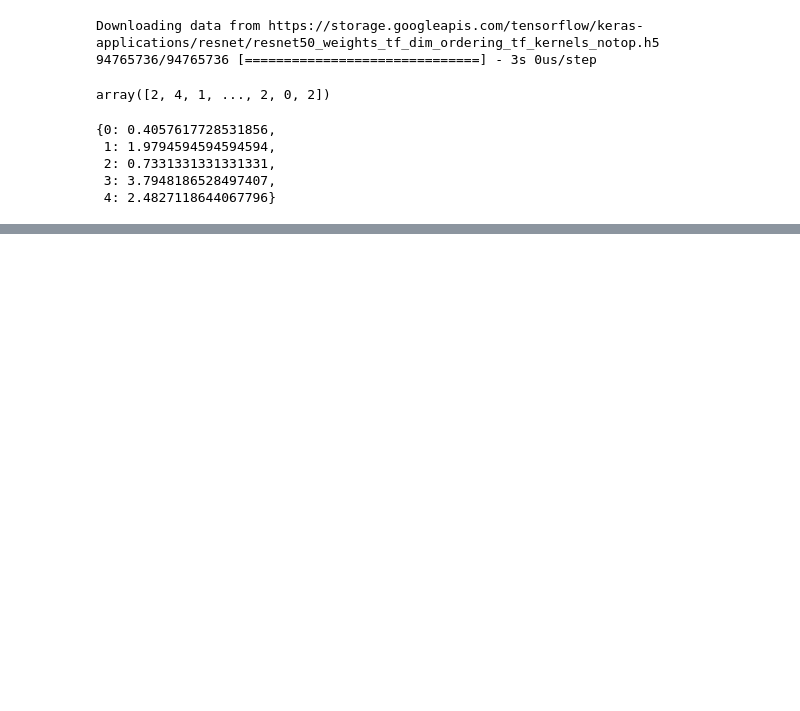
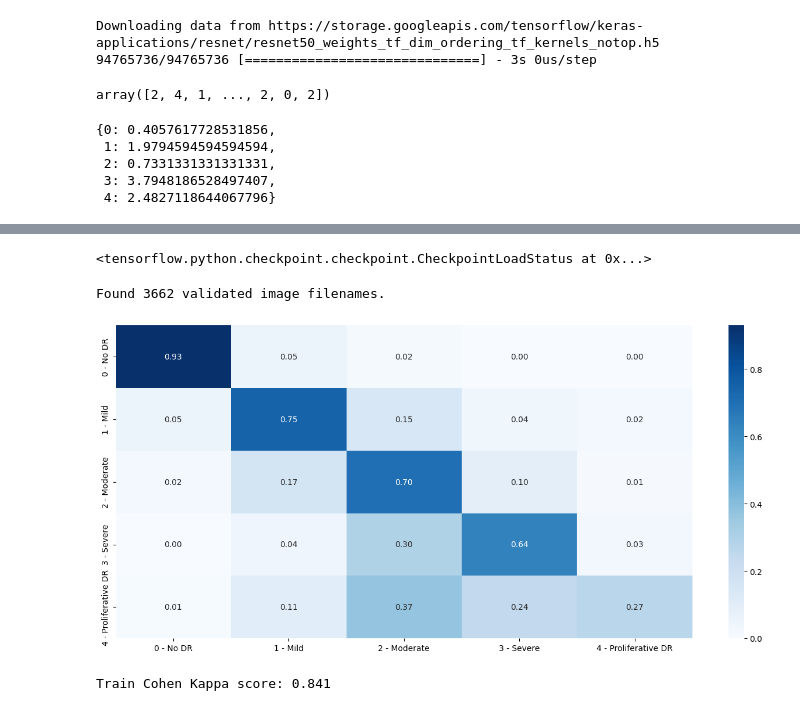
Before and after one commit to ayyucedemirbas/Blindness-Detection, a Jupyter notebook: Diabetic_Retinopathy_ResNet50.ipynb, the cells around one changed output, grey strips where cells are left out. Drawn from its saved outputs; the diff is of its cells as text; code cells hidden in the pictures; blank space fills up the shorter version.

```diff
--- a/Diabetic_Retinopathy_ResNet50.ipynb
+++ b/Diabetic_Retinopathy_ResNet50.ipynb
@@ -315,0 +372,4 @@ Epoch 2/50
+# %%
+model.load_weights("checkpoints_best_only")
+# %% [output]
+<tensorflow.python.checkpoint.checkpoint.CheckpointLoadStatus at 0x...>
@@ -315,0 +378,16 @@ Epoch 2/50
+# %%
+complete_datagen = ImageDataGenerator(rescale=1./255)
+complete_generator = complete_datagen.flow_from_dataframe(
+        dataframe=train,
+        directory = "train_images/",
+        x_col="id_code",
+        target_size=(HEIGHT, WIDTH),
+        batch_size=1,
+        shuffle=False,
+        class_mode=None)
+
+STEP_SIZE_COMPLETE = complete_generator.n//complete_generator.batch_size
+train_preds = model.predict_generator(complete_generator, steps=STEP_SIZE_COMPLETE)
+train_preds = [np.argmax(pred) for pred in train_preds]
+# %% [output]
+Found 3662 validated image filenames.
@@ -315,0 +396,10 @@ Epoch 2/50
+# %%
+labels = ['0 - No DR', '1 - Mild', '2 - Moderate', '3 - Severe', '4 - Proliferative DR']
+cnf_matrix = confusion_matrix(train['diagnosis'].astype('int'), train_preds)
+cnf_matrix_norm = cnf_matrix.astype('float') / cnf_matrix.sum(axis=1)[:, np.newaxis]
+df_cm = pd.DataFrame(cnf_matrix_norm, index=labels, columns=labels)
+plt.figure(figsize=(16, 7))
+sns.heatmap(df_cm, annot=True, fmt='.2f', cmap="Blues")
+plt.show()
+# %% [output]
+[figure, added]
@@ -315,0 +408,4 @@ Epoch 2/50
+# %%
+print("Train Cohen Kappa score: %.3f" % cohen_kappa_score(train_preds, train['diagnosis'].astype('int'), weights='quadratic'))
+# %% [output]
+Train Cohen Kappa score: 0.841
```
Also changed, not shown: parts of 7 cells of this notebook.
